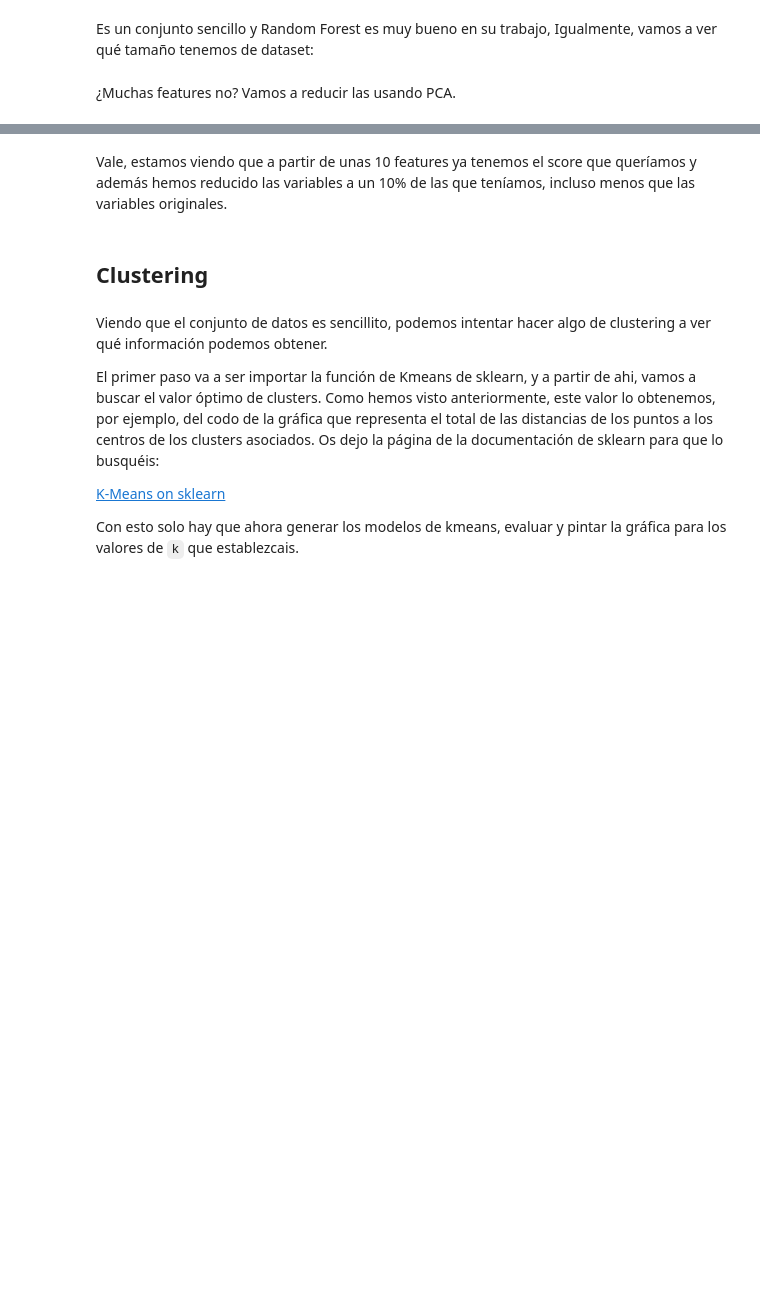
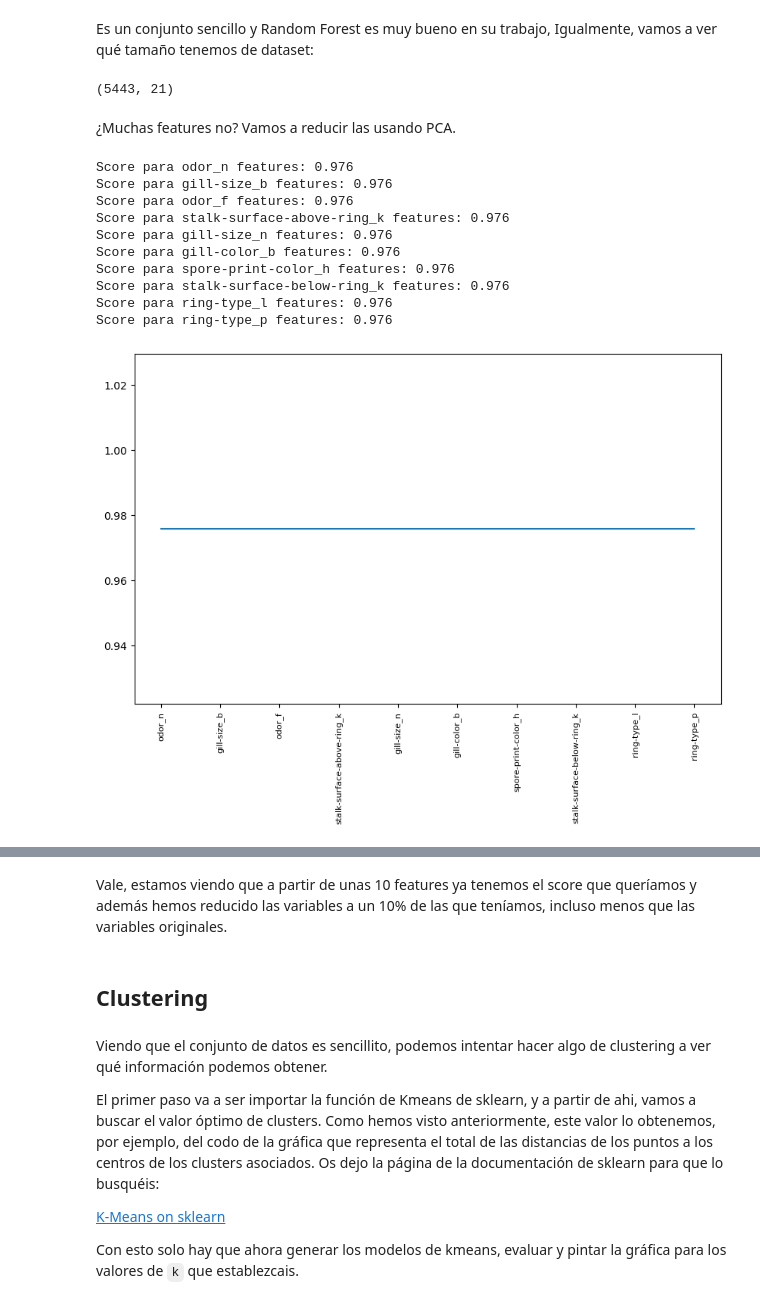
Before and after one commit to AI-School-F5-P3/Nat_noSupervisado, a Jupyter notebook: S4_Clustering_PCA_Plantilla.ipynb, the cells around one changed output, grey strips where cells are left out. Drawn from its saved outputs; the diff is of its cells as text; code cells hidden in the pictures; blank space fills up the shorter version.

```diff
--- a/S4_Clustering_PCA_Plantilla.ipynb
+++ b/S4_Clustering_PCA_Plantilla.ipynb
@@ -277,0 +539,8 @@ from sklearn.ensemble import RandomForestClassifier
+# %%
+from sklearn.feature_selection import SelectFromModel
+
+selector = SelectFromModel(rf, threshold=-1)
+
+selected_features = np.take(df_x_train_enc.columns, indices)[:10]
+print("Características seleccionadas:", selected_features.values)
+print(importances[indices][:15])
@@ -278,6 +554,8 @@ from sklearn.ensemble import RandomForestClassifier
 # %% [markdown]
 Es un conjunto sencillo y Random Forest es muy bueno en su trabajo, Igualmente, vamos a ver qué tamaño tenemos de dataset:
 # %%
-X_train.shape
+x_train.shape
+# %% [output]
+(5443, 21)
 # %% [markdown]
 ¿Muchas features no? Vamos a reducir las usando PCA.
@@ -301,0 +562,56 @@ sns.lineplot(x=n_features, y=scores)
+# %%
+import pandas as pd
+from sklearn.ensemble import RandomForestClassifier
+from sklearn.decomposition import PCA
+from sklearn.metrics import accuracy_score
+
+n_features = selected_features.values# definir un rango de valores a probar
+scores = []
+
+""" for n in n_features:
+
+    # Hacer PCA sobre X_train
+    # 1. Definir PCA
+    # 2. Aprender PCA sobre X_train
+
+    # Entrenar Random Forest
+    # 1. Definir el RF
+    # 2. Entrenar clasificador
+
+    # Guardar el score """
+
+for n in n_features:
+    # Hacer PCA sobre X_train
+    pca = PCA(n_components=10)  # 1. Definir PCA
+    X_train_pca = pca.fit_transform(df_x_train_enc[n_features])  # 2. Aprender PCA sobre X_train
+    X_test_pca = pca.transform(df_x_test_enc[n_features])  # Aplicar transform a X_test con el ajuste del PCA
+
+    # Entrenar Random Forest
+    rf = RandomForestClassifier(n_estimators=100, random_state=42)  # 1. Definir el RF
+    rf.fit(X_train_pca, y_train)  # 2. Entrenar clasificador
+
+    # Evaluar el modelo
+    y_pred = rf.predict(X_test_pca)
+    score = accuracy_score(y_test, y_pred)
+    scores.append(score)
+
+    print(f"Score para {n} features: {score:.3f}")
+
+
+
+plt.figure(figsize=(10, 6))
+sns.lineplot(x=n_features, y=scores)
+plt.xticks(rotation=90, fontsize=8)
+plt.show()
+# %% [output]
+Score para odor_n features: 0.976
+Score para gill-size_b features: 0.976
+Score para odor_f features: 0.976
+Score para stalk-surface-above-ring_k features: 0.976
+Score para gill-size_n features: 0.976
+Score para gill-color_b features: 0.976
+Score para spore-print-color_h features: 0.976
+Score para stalk-surface-below-ring_k features: 0.976
+Score para ring-type_l features: 0.976
+Score para ring-type_p features: 0.976
+[figure, added]
```
Also changed, not shown: parts of 32 cells of this notebook.
